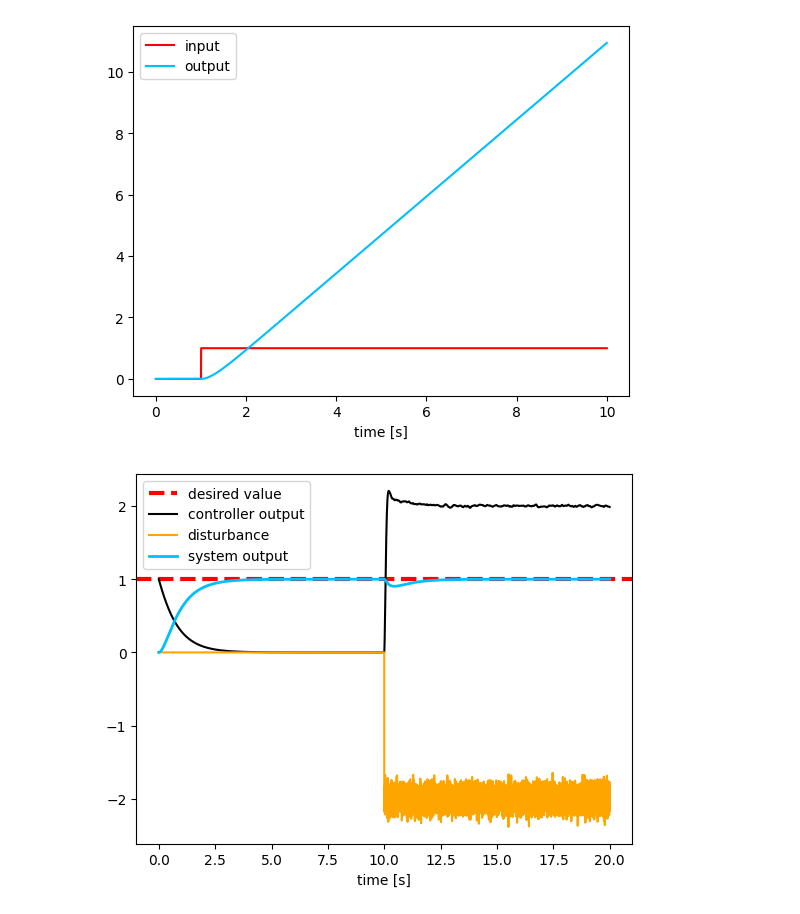
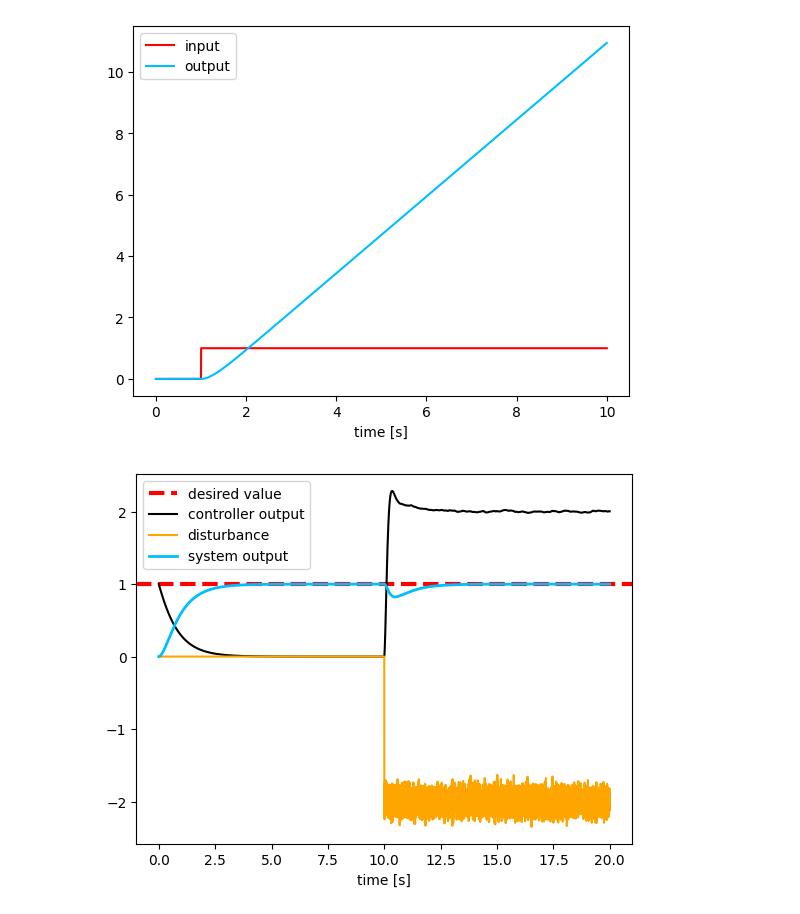
Before and after one commit to michalnand/ai_libs, a Jupyter notebook: examples/control/04_disturbance_rejection/state_space.ipynb, the cells around one changed output. Drawn from its saved outputs; the diff is of its cells as text; code cells hidden in the pictures.

```diff
--- a/examples/control/04_disturbance_rejection/state_space.ipynb
+++ b/examples/control/04_disturbance_rejection/state_space.ipynb
@@ -79,7 +79,7 @@ Q = numpy.diag([1.0, 0.0])
 R = numpy.diag([1.0])
 
 Qo = numpy.diag([1.0, 0.0, 0.01])
-Ro = numpy.diag([1.0, 1.0])
+Ro = numpy.diag([1.0, 10.0])
 
 
 adrc = AILibs.LQRDO(A, B, Q, R, Qo, Ro)
@@ -112,31 +112,31 @@ for n in range(n_steps):
     else:
         d = 0
 
     x, y = ds.forward_state((u + d))
 
 
     t_result.append(n*dt)
     u_result.append(u[0][0])
     d_result.append(d)
     xr_result.append(xr[0][0])
     x_result.append(x[0][0])
 
 
 t_result    = numpy.array(t_result)
 u_result    = numpy.array(u_result)
 d_result    = numpy.array(d_result)
 xr_result   = numpy.array(xr_result)
 x_result    = numpy.array(x_result)
 
 
 import matplotlib.pyplot as plt
 
 plt.axhline(y=xr[0][0], color='red', linestyle='--', label='desired value', lw=3)
 plt.plot(t_result, u_result, label="controller output", color="black")
 plt.plot(t_result, d_result, label="disturbance", color="orange")
 plt.plot(t_result, x_result, label="system output", color="deepskyblue", lw=2)
 plt.xlabel("time [s]")
 plt.legend()
 plt.show()
 # %% [output]
-[figure, old version]
+[figure, new version]
```
Also changed, not shown: 7 other files.
